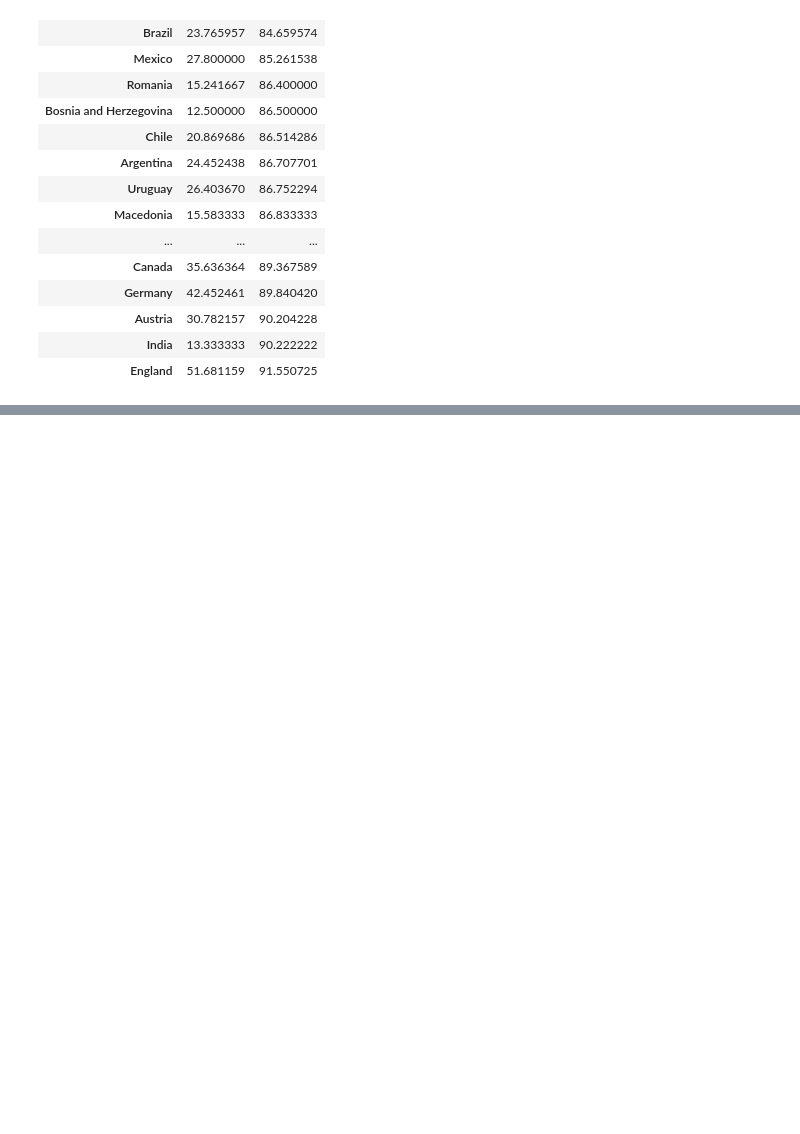
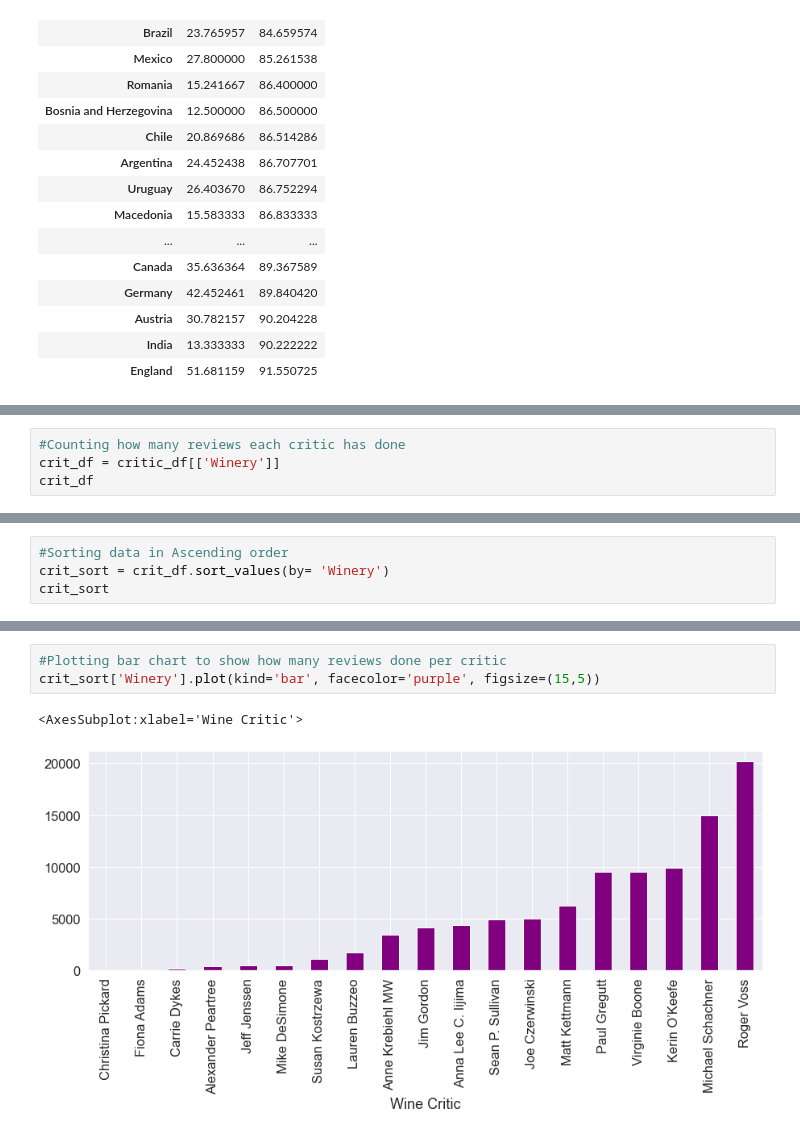
Before and after one commit to bso613/WineSnobs, a Jupyter notebook: winedata.ipynb, the cells around one changed output, grey strips where cells are left out. Cells and saved outputs as stored; diff of their text form; blank space fills up the shorter version.

```diff
--- a/winedata.ipynb
+++ b/winedata.ipynb
@@ -254,0 +372,4 @@ points_df
+# %%
+#Counting how many reviews each critic has done
+crit_df = critic_df[['Winery']]
+crit_df
@@ -254,0 +395,4 @@ points_df
+# %%
+#Sorting data in Ascending order
+crit_sort = crit_df.sort_values(by= 'Winery')
+crit_sort
@@ -254,0 +418,6 @@ points_df
+# %%
+#Plotting bar chart to show how many reviews done per critic
+crit_sort['Winery'].plot(kind='bar', facecolor='purple', figsize=(15,5))
+# %% [output]
+<AxesSubplot:xlabel='Wine Critic'>
+[figure, added]
```
Also changed, not shown: parts of 24 cells of this notebook, 1 other file.
